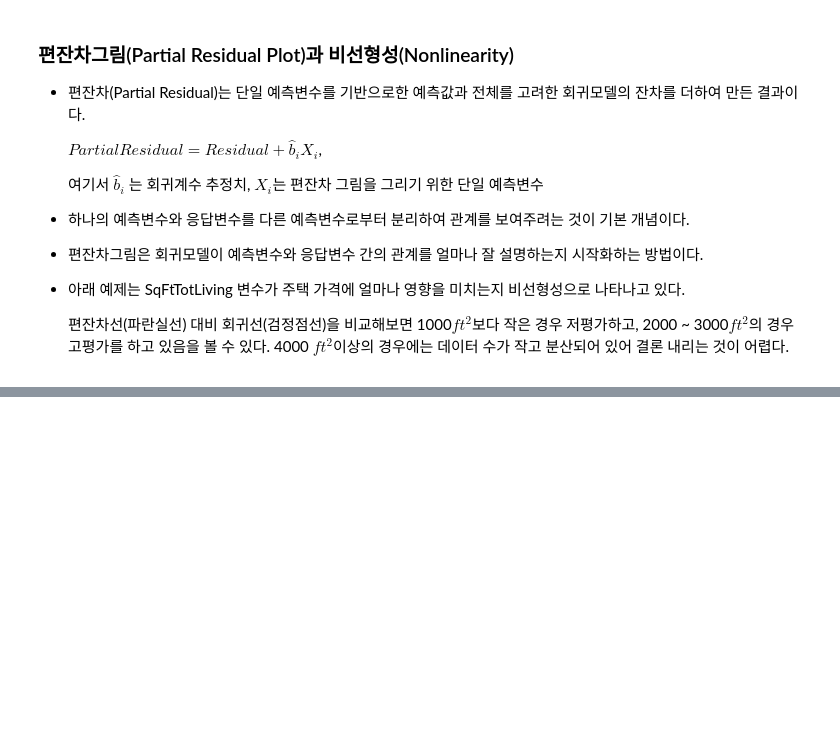
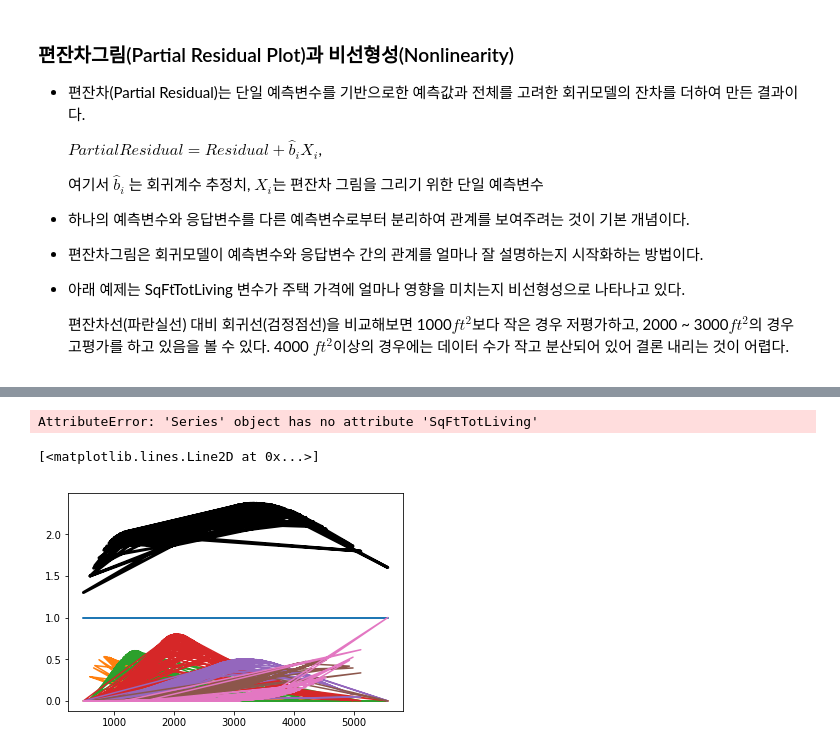
Before and after one commit to vanang/statistics-for-data-scientists-python, a Jupyter notebook: Notebooks/Chapter_4.ipynb, the cells around one changed output, grey strips where cells are left out. Drawn from its saved outputs; the diff is of its cells as text; code cells hidden in the pictures; blank space fills up the shorter version.

```diff
--- a/Notebooks/Chapter_4.ipynb
+++ b/Notebooks/Chapter_4.ipynb
@@ -801,0 +850,10 @@ p_resid_df['PartialResid'] = p_resid_df.resid + p_resid_df.Terms
+# %%
+features_spline = ['AdjSalePrice', 'SqFtLot', 'SqFtTotLiving', 'Bathrooms', 'Bedrooms', 'BldgGrade']
+house_data_spline = house_data[house_data['ZipCode'] == 98105].copy()
+house_data_spline = house_data_spline[features_spline]
+knots = house_data_spline.SqFtTotLiving.quantile(q=[0.25, 0.5, 0.75])
+
+# For B-Spline Regression with statsmodels, bs() must be specified with df(degree of freedom) and knots
+result_spline = sm.OLS.from_formula(formula='AdjSalePrice ~ bs(SqFtTotLiving, knots=knots, degree=3) + SqFtLot + Bathrooms + Bedrooms + BldgGrade', data=house_data_spline).fit()
+
+result_spline.params
@@ -801,0 +873,27 @@ p_resid_df['PartialResid'] = p_resid_df.resid + p_resid_df.Terms
+# %%
+### Give up
+spline_resid_df = pd.DataFrame(result_spline.resid, columns=['resid'])
+spline_resid_df['SqFtTotLiving'] = house_data_spline.SqFtTotLiving
+spline_bs_coef = result_spline.params.iloc[1:4]
+spline_resid_df['Terms'] = result_spline.params.SqFtTotLiving * spline_resid_df.SqFtTotLiving
+spline_resid_df['PartialResid'] = spline_resid_df.resid + spline_resid_df.Terms
+
+(ggplot(spline_resid_df, aes(x='SqFtTotLiving', y='PartialResid')) +
+     geom_point() + scale_shape(solid=False) +
+     geom_smooth(colour='blue', linetype='solid') +
+     geom_line(aes(x='SqFtTotLiving',y='Terms'), linetype='dotted') +
+     ggtitle('Partial Residual of Polynomial(SqFtTotLiving)')
+)
+# %% [output]
+AttributeError: 'Series' object has no attribute 'SqFtTotLiving'
+# %%
+from patsy import dmatrix
+
+x = house_data_spline.SqFtTotLiving
+y = dmatrix("bs(x, knots=knots, degree=3)")
+b = np.array([1.3, 0.6, 0.9, 0.4, 1.6, 0.7, 0.3])
+plt.plot(x, y)
+plt.plot(x, np.dot(y,b), color='k', linewidth=3)
+# %% [output]
+[<matplotlib.lines.Line2D at 0x...>]
+[figure, added]
```
Also changed, not shown: parts of 8 cells of this notebook.
